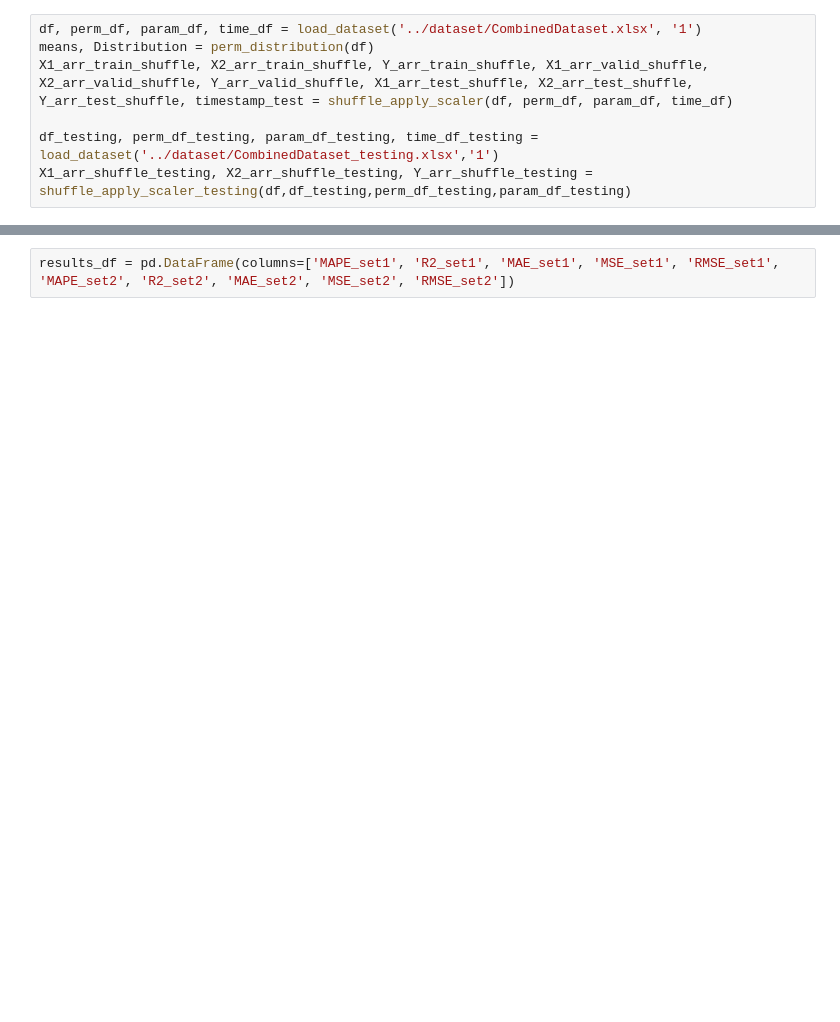
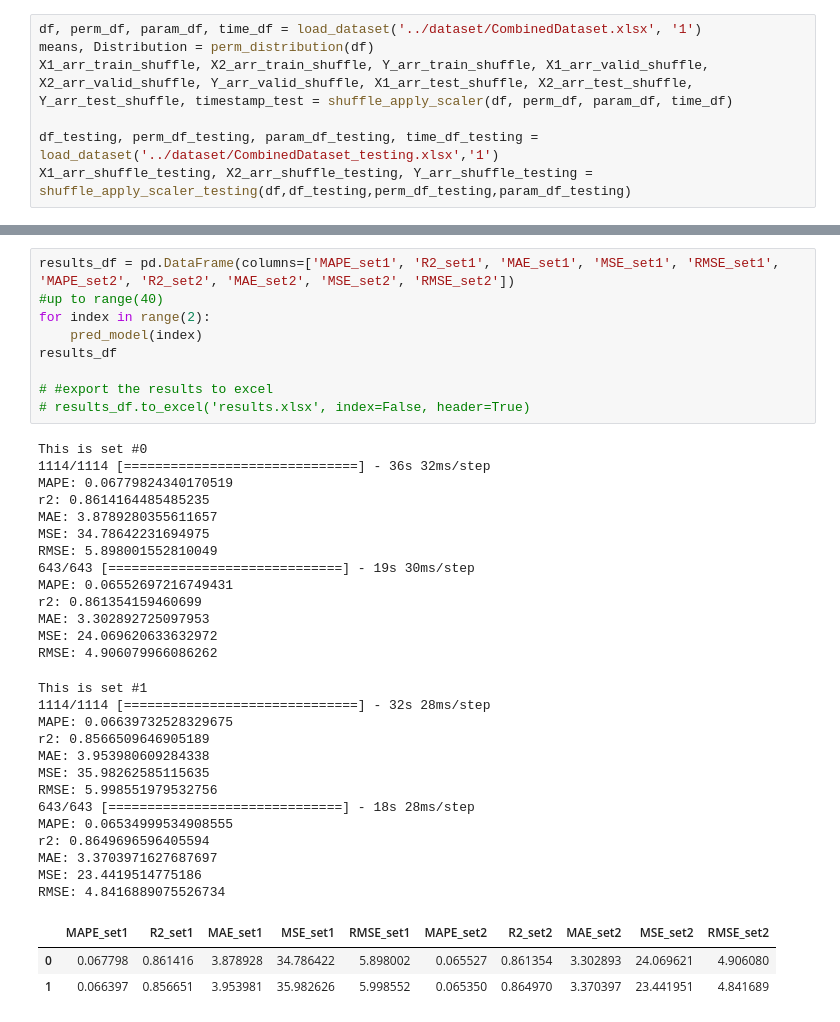
Before and after one commit to Jassssz/MBR-Net, a Jupyter notebook: scripts/test.ipynb, the cells around one changed output, grey strips where cells are left out. Saved outputs shown, nothing was run; the diff lists cells and outputs as text; blank space fills up the shorter version.

```diff
--- a/scripts/test.ipynb
+++ b/scripts/test.ipynb
@@ -113,2 +260,39 @@ print("RMSE: "+str(math.sqrt(mse.mean())))
 # %%
 results_df = pd.DataFrame(columns=['MAPE_set1', 'R2_set1', 'MAE_set1', 'MSE_set1', 'RMSE_set1', 'MAPE_set2', 'R2_set2', 'MAE_set2', 'MSE_set2', 'RMSE_set2'])
+#up to range(40)
+for index in range(2):
+    pred_model(index)
+results_df
+
+# #export the results to excel
+# results_df.to_excel('results.xlsx', index=False, header=True)
+# %% [output]
+This is set #0
+1114/1114 [==============================] - 36s 32ms/step
+MAPE: 0.06779824340170519
+r2: 0.8614164485485235
+MAE: 3.8789280355611657
+MSE: 34.78642231694975
+RMSE: 5.898001552810049
+643/643 [==============================] - 19s 30ms/step
+MAPE: 0.06552697216749431
+r2: 0.861354159460699
+MAE: 3.302892725097953
+MSE: 24.069620633632972
+RMSE: 4.906079966086262
+This is set #1
+1114/1114 [==============================] - 32s 28ms/step
+MAPE: 0.06639732528329675
+r2: 0.8566509646905189
+MAE: 3.953980609284338
+MSE: 35.98262585115635
+RMSE: 5.998551979532756
+643/643 [==============================] - 18s 28ms/step
+MAPE: 0.06534999534908555
+r2: 0.8649696596405594
+MAE: 3.3703971627687697
+MSE: 23.4419514775186
+RMSE: 4.8416889075526734
+|  | MAPE_set1 | R2_set1 | MAE_set1 | MSE_set1 | RMSE_set1 | MAPE_set2 | R2_set2 | MAE_set2 | MSE_set2 | RMSE_set2 |
+| 0 | 0.067798 | 0.861416 | 3.878928 | 34.786422 | 5.898002 | 0.065527 | 0.861354 | 3.302893 | 24.069621 | 4.906080 |
+| 1 | 0.066397 | 0.856651 | 3.953981 | 35.982626 | 5.998552 | 0.065350 | 0.864970 | 3.370397 | 23.441951 | 4.841689 |
```
Also changed, not shown: parts of 11 cells of this notebook, 7 other files.
